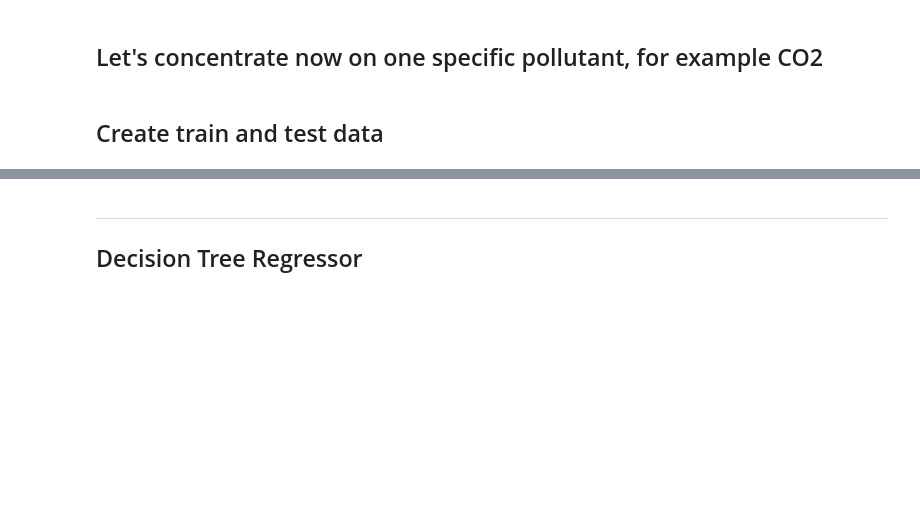
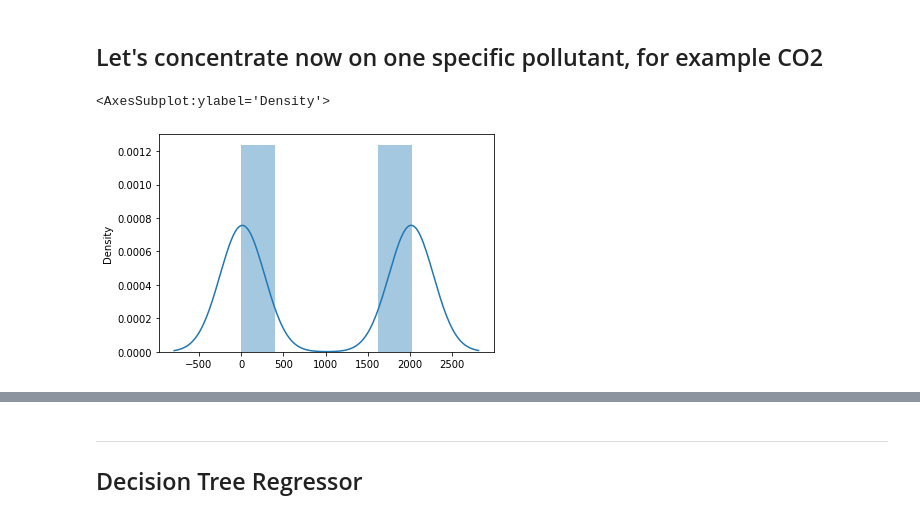
Before and after one commit to taredalen/AirPollutionPrediction, a Jupyter notebook: prediction/F1Prediction.ipynb, the cells around one changed output, grey strips where cells are left out. Drawn from its saved outputs; the diff is of its cells as text; code cells hidden in the pictures; blank space fills up the shorter version.

```diff
--- a/prediction/F1Prediction.ipynb
+++ b/prediction/F1Prediction.ipynb
@@ -215,3 +218 @@ splits_pollutant = get_test_train(selected_pollutant)
-# %% [markdown]
-## Create train and test data
 # %%
@@ -222,3 +225,10 @@ X_test = splits_pollutant['test'][index][['year', 'country']]
 y_test = splits_pollutant['test'][index][[selected_pollutant]]
 
 X_standard = StandardScaler().fit_transform(X_train, X_test)
+# %%
+import seaborn as sns
+
+sns.distplot(X_train)
+# %% [output]
+<AxesSubplot:ylabel='Density'>
+[figure, added]
```
Also changed, not shown: parts of 16 cells of this notebook, 1 other file.
